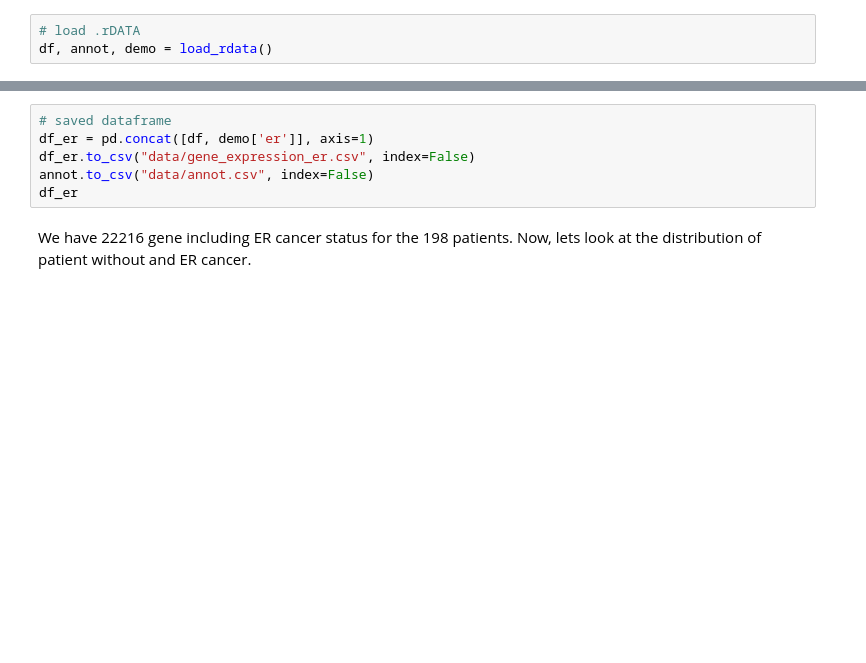
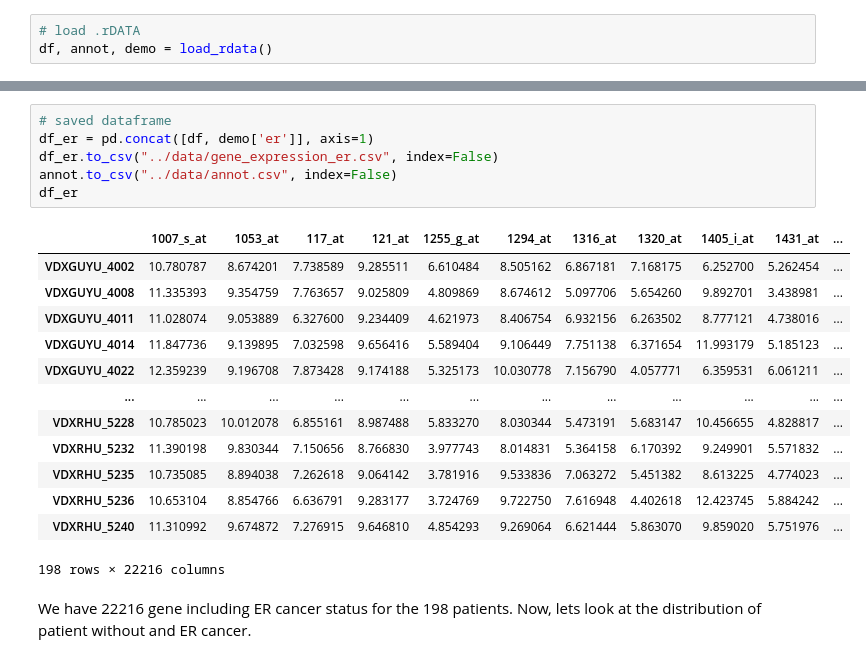
Before and after one commit to hbiom/ER_status_prediction, a Jupyter notebook: notebook/breast_cancer_EDA.ipynb, the cells around one changed output, grey strips where cells are left out. Drawn from its saved outputs; the diff is of its cells as text; blank space fills up the shorter version.

```diff
--- a/notebook/breast_cancer_EDA.ipynb
+++ b/notebook/breast_cancer_EDA.ipynb
@@ -57,9 +100,23 @@ df.drop(housekeeping_gene, inplace=True, axis=1)
 # %%
 # saved dataframe
 df_er = pd.concat([df, demo['er']], axis=1)
-df_er.to_csv("data/gene_expression_er.csv", index=False)
-annot.to_csv("data/annot.csv", index=False)
+df_er.to_csv("../data/gene_expression_er.csv", index=False)
+annot.to_csv("../data/annot.csv", index=False)
 df_er
+# %% [output]
+|  | 1007_s_at | 1053_at | 117_at | 121_at | 1255_g_at | 1294_at | 1316_at | 1320_at | 1405_i_at | 1431_at | ... |
+| VDXGUYU_4002 | 10.780787 | 8.674201 | 7.738589 | 9.285511 | 6.610484 | 8.505162 | 6.867181 | 7.168175 | 6.252700 | 5.262454 | ... |
+| VDXGUYU_4008 | 11.335393 | 9.354759 | 7.763657 | 9.025809 | 4.809869 | 8.674612 | 5.097706 | 5.654260 | 9.892701 | 3.438981 | ... |
+| VDXGUYU_4011 | 11.028074 | 9.053889 | 6.327600 | 9.234409 | 4.621973 | 8.406754 | 6.932156 | 6.263502 | 8.777121 | 4.738016 | ... |
+| VDXGUYU_4014 | 11.847736 | 9.139895 | 7.032598 | 9.656416 | 5.589404 | 9.106449 | 7.751138 | 6.371654 | 11.993179 | 5.185123 | ... |
+| VDXGUYU_4022 | 12.359239 | 9.196708 | 7.873428 | 9.174188 | 5.325173 | 10.030778 | 7.156790 | 4.057771 | 6.359531 | 6.061211 | ... |
+| ... | ... | ... | ... | ... | ... | ... | ... | ... | ... | ... | ... |
+| VDXRHU_5228 | 10.785023 | 10.012078 | 6.855161 | 8.987488 | 5.833270 | 8.030344 | 5.473191 | 5.683147 | 10.456655 | 4.828817 | ... |
+| VDXRHU_5232 | 11.390198 | 9.830344 | 7.150656 | 8.766830 | 3.977743 | 8.014831 | 5.364158 | 6.170392 | 9.249901 | 5.571832 | ... |
+| VDXRHU_5235 | 10.735085 | 8.894038 | 7.262618 | 9.064142 | 3.781916 | 9.533836 | 7.063272 | 5.451382 | 8.613225 | 4.774023 | ... |
+| VDXRHU_5236 | 10.653104 | 8.854766 | 6.636791 | 9.283177 | 3.724769 | 9.722750 | 7.616948 | 4.402618 | 12.423745 | 5.884242 | ... |
+| VDXRHU_5240 | 11.310992 | 9.674872 | 7.276915 | 9.646810 | 4.854293 | 9.269064 | 6.621444 | 5.863070 | 9.859020 | 5.751976 | ... |
+198 rows × 22216 columns
 # %% [markdown]
 We have 22216 gene including ER cancer status for the 198 patients. Now, lets look at the distribution of patient
 without and ER cancer.
```
Also changed, not shown: parts of 11 cells of this notebook, 14 other files.
